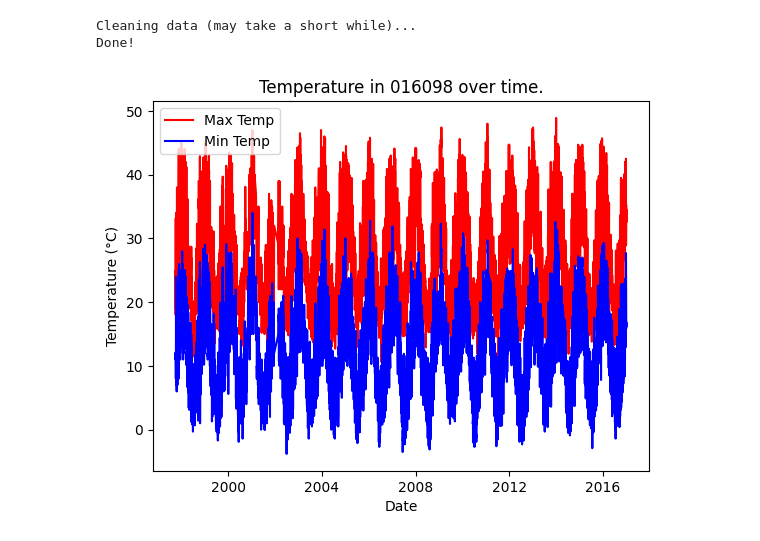
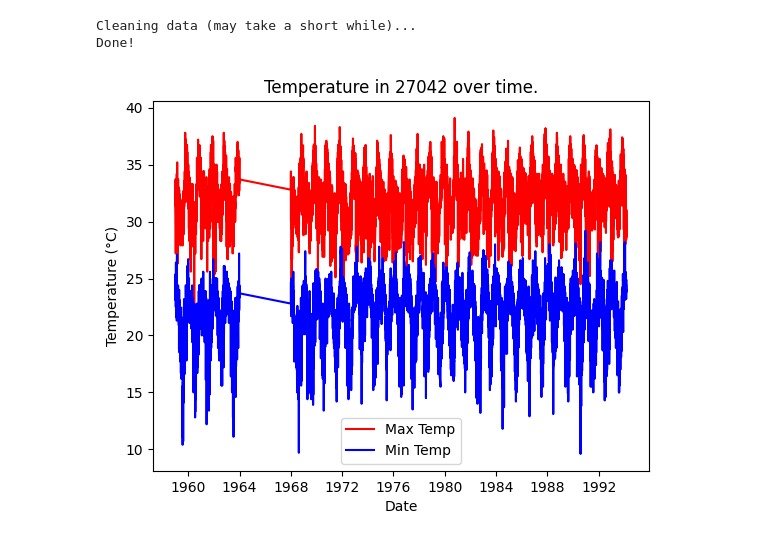
Before and after one commit to Tsunami014/DataAnalysis, a Jupyter notebook: theory/phase3.ipynb, the cells around one changed output. Drawn from its saved outputs; the diff is of its cells as text; code cells hidden in the pictures.

Commit message:
Improved the method for storing all the cleaned data.

```diff
--- a/theory/phase3.ipynb
+++ b/theory/phase3.ipynb
@@ -180,23 +180,27 @@ def clean_data(dat):
     df['Date'] = pd.to_datetime(df['Date'], format='%Y%m%d') # Turn the dates into **real** dates!
     df['MaxTemp'] = df['MaxTemp']/10 # Adjust the temperature because of how it was stored
     df['MinTemp'] = df['MinTemp']/10 # Adjust the temperature because of how it was stored
-    return df, dat[:6]
+    return df
 
 print('Cleaning data (may take a short while)...')
-alls = [clean_data(i) for i in datas]
+alls = {i[:6]: clean_data(i) for i in datas}
 print('Done!')
 # %% [output]
 Cleaning data (may take a short while)...
 Done!
 # %%
 import matplotlib.pyplot as plt
-df, place = alls[0]
+from random import randint
+place = list(alls.keys())[randint(0, len(alls)-1)]
+# place = '27042'
+df = alls[place]
 plt.plot(df['Date'], df['MaxTemp'], label='Max Temp', color="red")
 plt.plot(df['Date'], df['MinTemp'], label='Min Temp', color="blue")
 plt.legend()
 plt.xlabel('Date')
 plt.ylabel('Temperature (°C)')
 plt.title(f'Temperature in {place} over time.') # TODO: Get real place names
 plt.show()
+# PLEASE NOTE: If there is a gap, it is because there is no data for that time. This is not an error.
 # %% [output]
-[figure, old version]
+[figure, new version]
```
